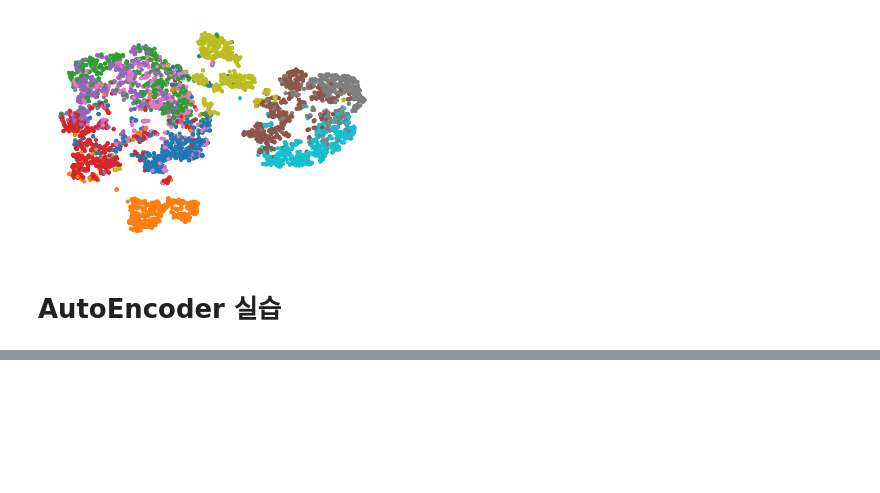
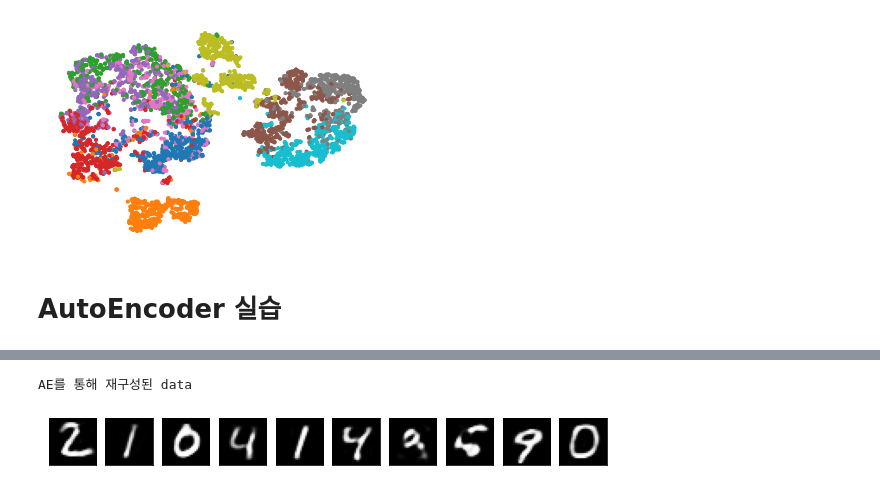
Before and after one commit to s2ul2/bitamin, a Jupyter notebook: 5week_Autoencoder.ipynb, the cells around one changed output, grey strips where cells are left out. Drawn from its saved outputs; the diff is of its cells as text; code cells hidden in the pictures; blank space fills up the shorter version.

```diff
--- a/5week_Autoencoder.ipynb
+++ b/5week_Autoencoder.ipynb
@@ -85,0 +104,6 @@ plt.show()
+# %%
+# Encoder, Decoder 각각 모델 구현
+encoder = Model(input_img, encoded)
+encoded_input = Input(shape = (encoding_dim, ))
+decoder_layer = autoencoder.layers[-1]
+decoder = Model(encoded_input, decoder_layer(encoded_input))
@@ -85,0 +168,13 @@ plt.show()
+# %%
+plt.figure(figsize = (10, 4))
+print("AE를 통해 재구성된 data")
+for i in range(1, n+1):
+    ax = plt.subplot(1, n, i)
+    plt.imshow(decoded_imgs[i].reshape(28, 28))
+    plt.gray()
+    ax.get_xaxis().set_visible(False)
+    ax.get_yaxis().set_visible(False)
+plt.show()
+# %% [output]
+AE를 통해 재구성된 data
+[figure, added]
```
Also changed, not shown: parts of 12 cells of this notebook.
